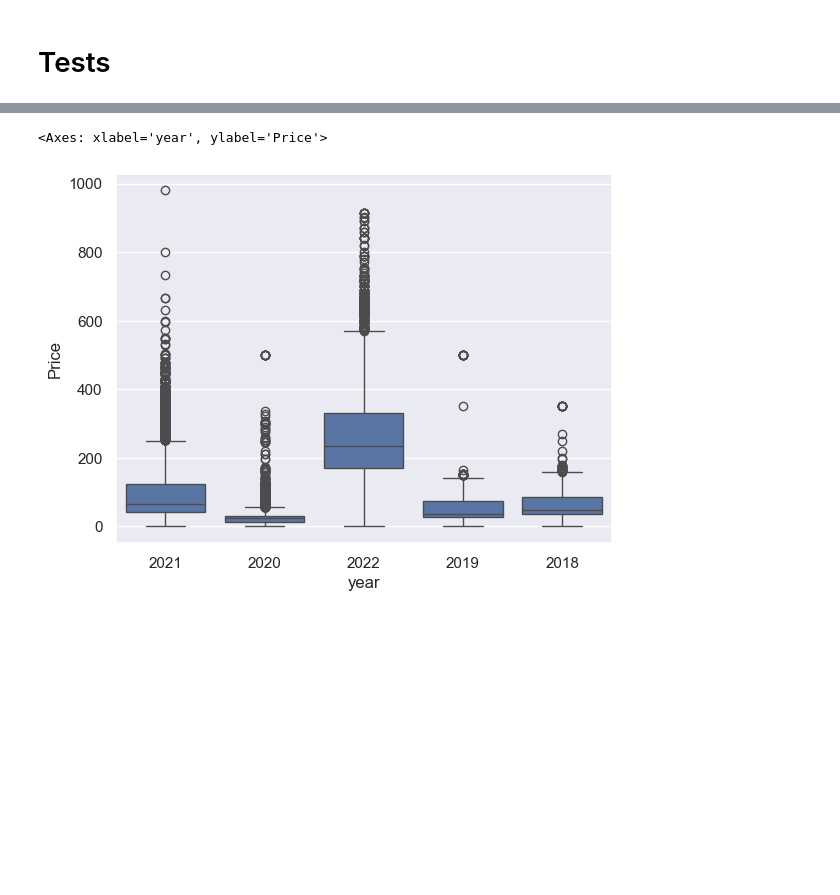
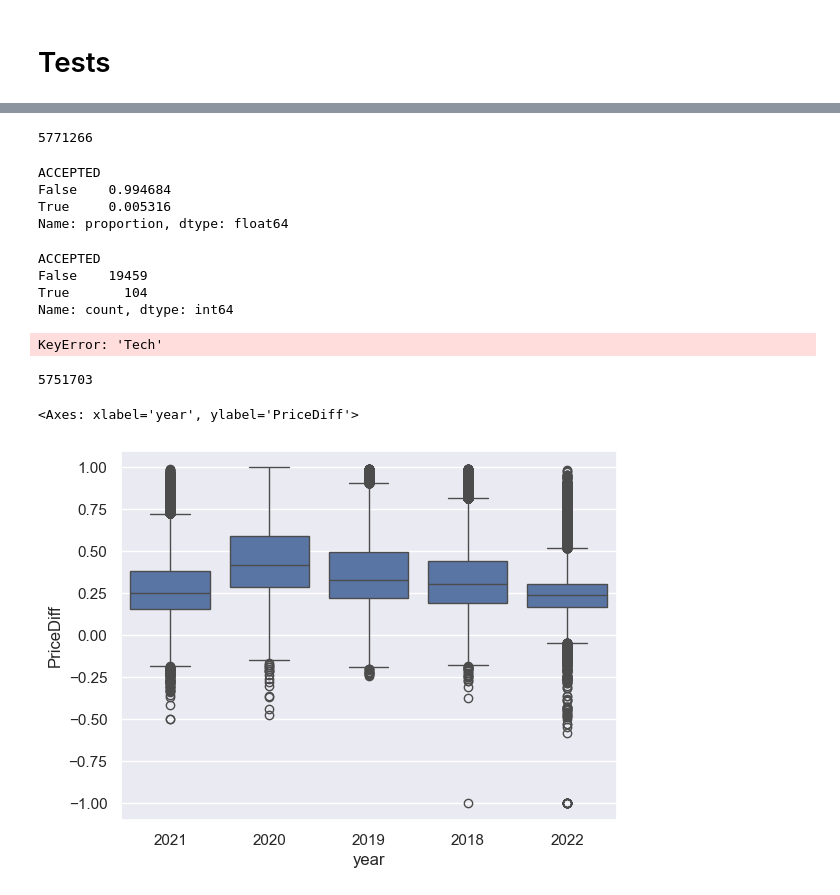
Before and after one commit to gkchln/asm_forecast, a Jupyter notebook: processing/ML_dataset_construction.ipynb, the cells around one changed output, grey strips where cells are left out. Drawn from its saved outputs; the diff is of its cells as text; code cells hidden in the pictures; blank space fills up the shorter version.

Commit message:
Correct problem of shift in date-level data + add new PV and pricediff

```diff
--- a/processing/ML_dataset_construction.ipynb
+++ b/processing/ML_dataset_construction.ipynb
@@ -217,5 +278,9 @@ $$PV=\frac{\text{MSD Bid Qty}}{\text{MSD Bid Qty} + \text{MSD Off Qty}}$$
 # Binding program just before GR bids
 # Binding program after commercial markets + eventual technical minimum (off) or shutdown (bid) accepted before GR bids
 binding_program = market_df.mgp_mi_binding_program + market_df.PURPOSE_CD.map({'BID': -1, 'OFF': 1}) * market_df.AS_AWARDED_QUANTITY_NO
-market_df['PV'] = binding_program.abs() / (binding_program.abs() + market_df['OFF_QUANTITY']) # we take absolute value in case of negative binding program (e.g. pumped storage)
-market_df['PVnew'] = market_df.BID_QUANTITY / (market_df.BID_QUANTITY + market_df.OFF_QUANTITY)
+
+# Old formula
+market_df['PVold'] = binding_program.abs() / (binding_program.abs() + market_df['OFF_QUANTITY']) # we take absolute value in case of negative binding program (e.g. pumped storage)
+
+# New formula
+market_df['PVnew'] = (market_df.BID_QUANTITY + market_df.AS_BID_QUANTITY) / (market_df.BID_QUANTITY + market_df.AS_BID_QUANTITY + market_df.OFF_QUANTITY)
@@ -242,8 +286,0 @@ Don't understand why there could be some NA values so we will just drop them
-# %%
-df['PV'] = market_df['PV'].round(3)
-df['Price'] = market_df['OFFERED_PRICE']
-df['PriceDiff'] = ((df['Price'] - df['MGPprice']) / df['MGPprice'].abs()).round(3)
-df['Result'] = market_df['ACCEPTED']
-
-df = df[~df.PV.isna()]
-df.head()
@@ -257,0 +287,9 @@ df.head()
+# %%
+df['PVold'] = market_df['PVold'].round(3)
+df['PVnew'] = market_df['PVnew'].round(3)
+df['Price'] = market_df['OFFERED_PRICE']
+# We take the normalised difference for more robustness, compared to the relative difference
+df['PriceDiff'] = ((df['Price'] - df['MGPprice']) / (df['MGPprice'] + df['Price']).abs()).round(3).fillna(0) # The NaN case would occur if MGPPrice = Price = 0
+# df['PriceDiff'] = ((df['Price'] - df['MGPprice']) / (df['MGPprice']).abs()).round(3)
+#df.loc[df.MGPprice == 0, 'PriceDiff'] = 0 # Simple fix for the undetermined case
+df['Result'] = market_df['ACCEPTED']
@@ -273,0 +343,4 @@ df
+# %%
+# Removing eventual NaN of PVold
+df.dropna(subset=['PVold'], inplace=True)
+len(df)
@@ -305,16 +366,43 @@ df.unit.nunique()
+# %%
+len(market_df)
+# %% [output]
+5771266
+# %%
+na_pv = market_df[market_df.PV.isna()]
+na_pv.ACCEPTED.value_counts(normalize=True)
+# %% [output]
+ACCEPTED
+False    0.994684
+True     0.005316
+Name: proportion, dtype: float64
+# %%
+na_pv.ACCEPTED.value_counts()
+# %% [output]
+ACCEPTED
+False    19459
+True       104
+Name: count, dtype: int64
+# %%
+na_pv['Tech'].value_counts(sort=False)
+# %% [output]
+KeyError: 'Tech'
+# %%
+len(df)
+# %% [output]
+5751703
 # %%
 test_df = df.copy()
 test_df['year'] = df.date.astype(str).str[:4]
 
 #plt.figure(figsize=(12, 8))
 sns.boxplot(
     x = 'year',
-    y = 'Price',
-    data = test_df[test_df.Result].sample(frac=0.1),
+    y = 'PriceDiff',
+    data = test_df.loc[test_df.scope=='OFF'].sample(frac=0.1),
     #showfliers = False,
     #whis = (2, 98),
     #palette = 'cool',
 )
 # %% [output]
-<Axes: xlabel='year', ylabel='Price'>
+<Axes: xlabel='year', ylabel='PriceDiff'>
-[figure, old version]
+[figure, new version]
```
Also changed, not shown: parts of 37 cells of this notebook.
